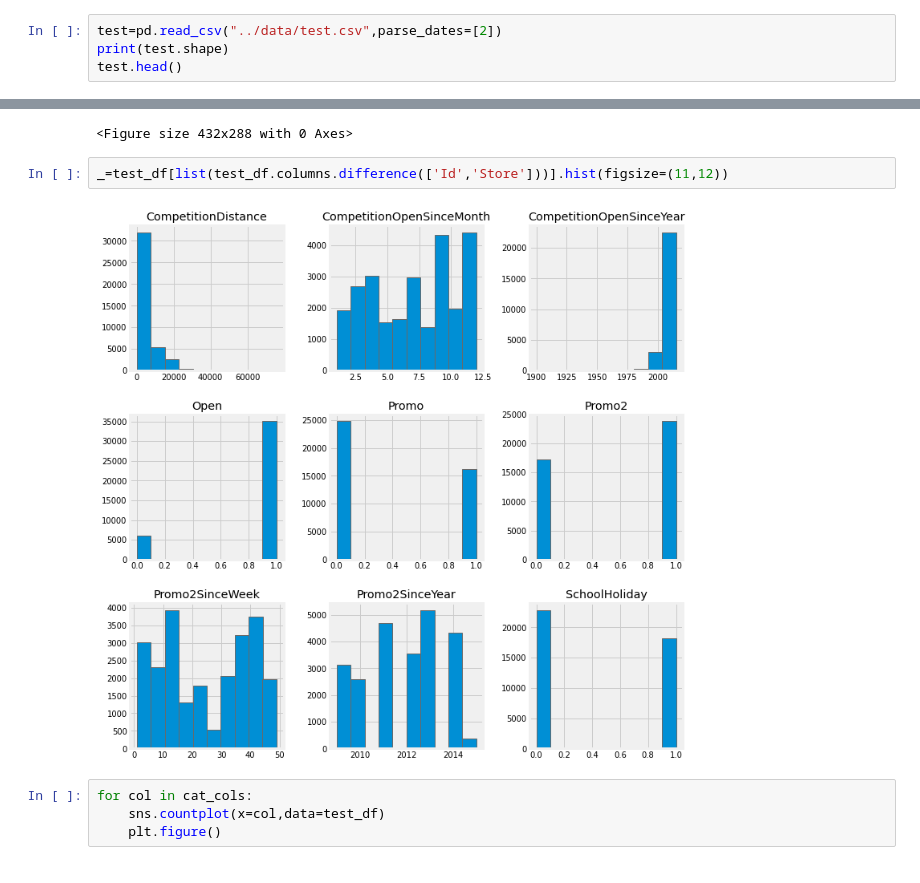
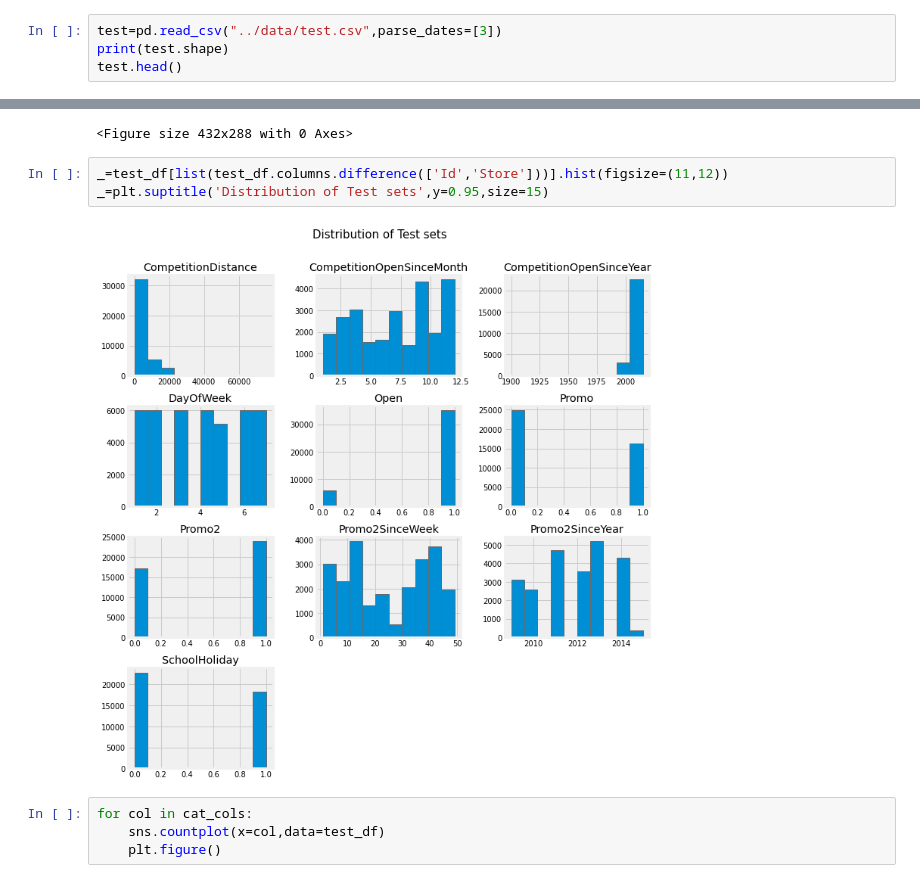
Before and after one commit to fbagire/pharmaceutical_sales_forecast, a Jupyter notebook: notebook/EDA.ipynb, the cells around one changed output, grey strips where cells are left out. Cells and saved outputs as stored; diff of their text form.

```diff
--- a/notebook/EDA.ipynb
+++ b/notebook/EDA.ipynb
@@ -37,7 +37,7 @@ StateHoliday             object
 SchoolHoliday             int64
 dtype: object
 # %%
-test=pd.read_csv("../data/test.csv",parse_dates=[2])
+test=pd.read_csv("../data/test.csv",parse_dates=[3])
 print(test.shape)
 test.head()
 # %% [output]
@@ -187,8 +188,9 @@ for col in cat_cols:
 <Figure size 432x288 with 0 Axes>
 # %%
 _=test_df[list(test_df.columns.difference(['Id','Store']))].hist(figsize=(11,12))
+_=plt.suptitle('Distribution of Test sets',y=0.95,size=15)
 # %% [output]
-[figure, old version]
+[figure, new version]
 # %%
 for col in cat_cols:
     sns.countplot(x=col,data=test_df)
```
Also changed, not shown: parts of 8 cells of this notebook.
